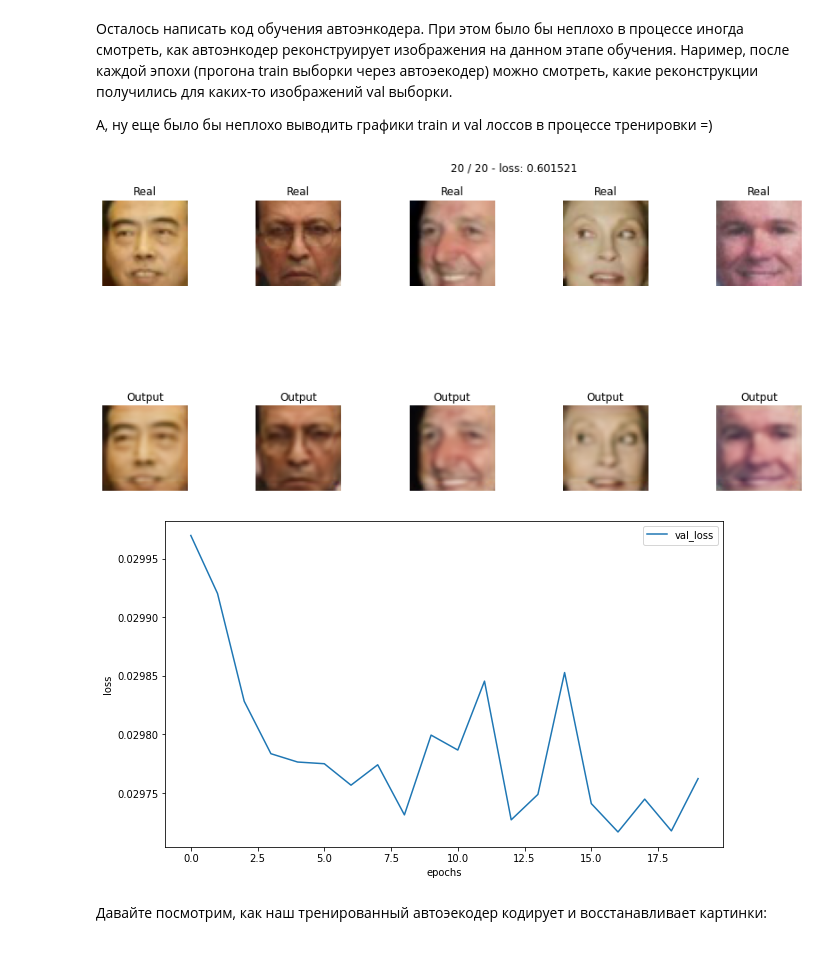
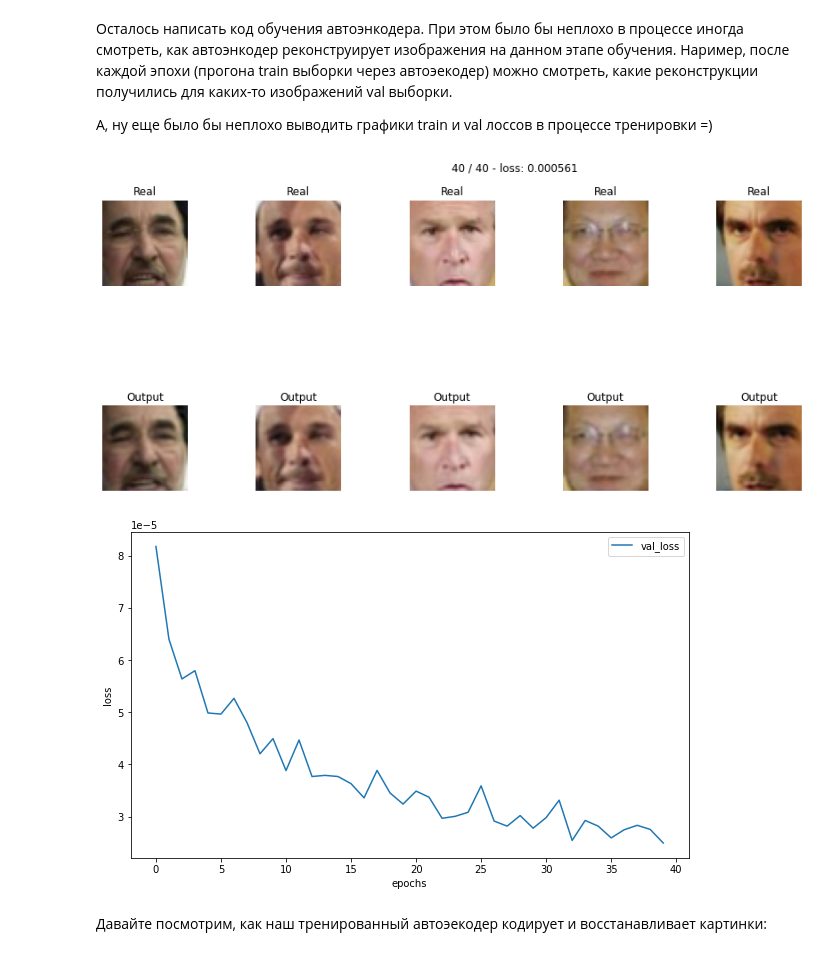
Before and after one commit to LevPerla/DLS_CV_Course, a Jupyter notebook: project/Autoencoders.ipynb, the cells around one changed output. Saved outputs shown, nothing was run; the diff lists cells and outputs as text; code cells hidden in the pictures.

```diff
--- a/project/Autoencoders.ipynb
+++ b/project/Autoencoders.ipynb
@@ -217,12 +189,13 @@ class Autoencoder(nn.Module):
 
         return reconstruction, latent_code
 # %%
-criterion = nn.BCELoss()
-# criterion = nn.MSELoss()
+# criterion = nn.BCELoss()
+criterion = nn.MSELoss()
 
 autoencoder = Autoencoder().to(device)
+
 # optimizer = torch.optim.AdamW(autoencoder.parameters(), lr=1e-3, amsgrad=True)
-optimizer = torch.optim.Adam(autoencoder.parameters())
+optimizer = torch.optim.Adam(autoencoder.parameters(), lr=1e-3)
 # optimizer = optim.SGD(autoencoder.parameters(), lr=0.001, momentum=0.9)
 
 summary(autoencoder, (3, 45, 45))
@@ -251,7 +224,6 @@ Estimated Total Size (MB): 5.04
 # %%
 def train(model, opt, loss_fn, epochs, data_tr, data_val, patience=10, plot=True):
     history = []
-    # latent = []
     X_val= next(iter(data_val))
     last_val_loss = 9999
     i=0
@@ -277,8 +249,12 @@ def train(model, opt, loss_fn, epochs, data_tr, data_val, patience=10, plot=True
             # calculate loss to show the user
             avg_loss += (loss / len(data_tr)).item()
 
-        avg_val_loss += (loss_fn(model(X_val.to(device, dtype=torch.float))[0],
-                                X_val.to(device, dtype=torch.float)) / len(X_val)).item()
+        # val_loss
+        X_val = X_val.to(device, dtype=torch.float)
+        val_Y_pred, val_latent_code = model(X_val)
+        val_loss = loss_fn(val_Y_pred, X_val)
+        avg_val_loss += (val_loss / len(X_val)).item()
+
 
         if last_val_loss > avg_val_loss:
           last_val_loss = avg_val_loss
@@ -319,11 +295,11 @@ def train(model, opt, loss_fn, epochs, data_tr, data_val, patience=10, plot=True
 # %%
 history = train(model=autoencoder,
                 opt=optimizer,
                 loss_fn=criterion,
-                epochs=20,
+                epochs=40,
                 data_tr=data_train,
                 data_val=data_val,
-                patience=5,
+                patience=10,
                 plot=True);
 # %% [output]
-[figure, old version]
+[figure, new version]
@@ -354,7 +321,7 @@ def show_val_loss_plot(history):
 # %%
 show_val_loss_plot(history)
 # %% [output]
-[figure, old version]
+[figure, new version]
 # %% [markdown]
 Давайте посмотрим, как наш тренированный автоэекодер кодирует и восстанавливает картинки:
 # %%
```
Also changed, not shown: parts of 37 cells of this notebook.
